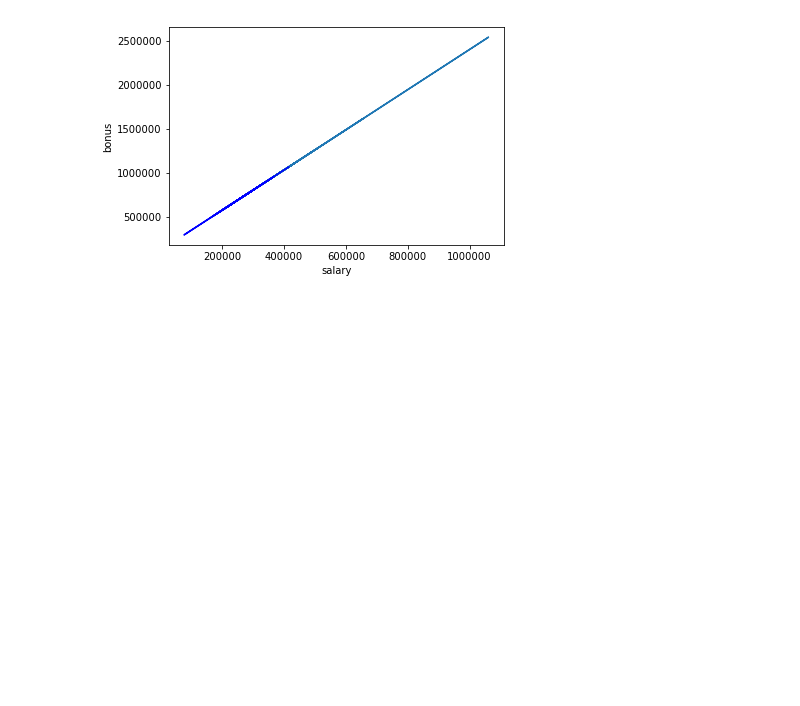
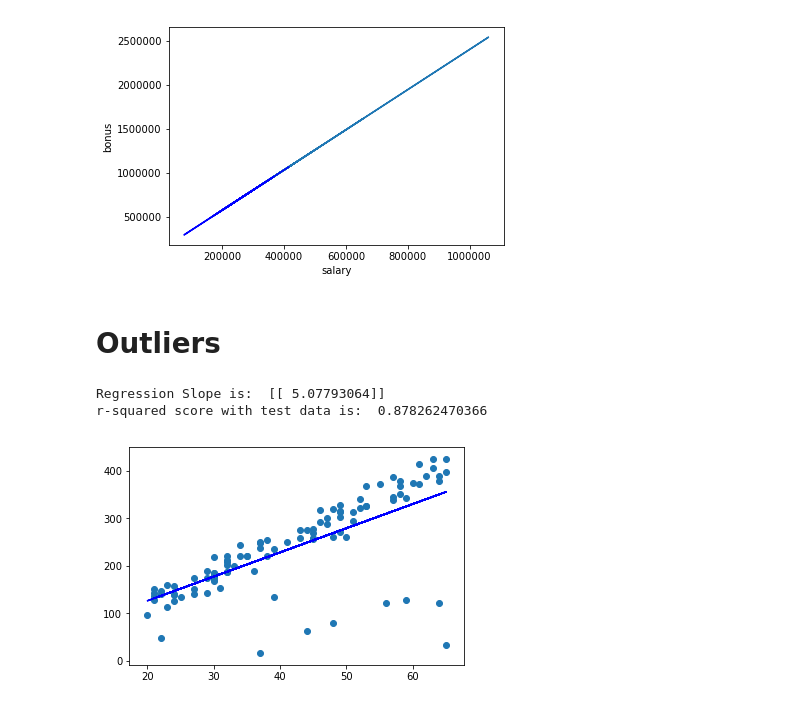
Before and after one commit to nmeliasp/Machine-Learning, a Jupyter notebook: ML - Datasets and Questions - Enron Dataset.ipynb, the cells around one changed output. Cells and saved outputs as stored; diff of their text form; code cells hidden in the pictures; blank space fills up the shorter version.

Commit message:
Outliers

```diff
--- a/ML - Datasets and Questions - Enron Dataset.ipynb
+++ b/ML - Datasets and Questions - Enron Dataset.ipynb
@@ -532,3 +532,5 @@ plt.show()
 [ 2.27410114]
 124444.388866
 [figure]
+# %% [markdown]
+# Outliers
@@ -534,0 +559,60 @@ plt.show()
+# %%
+#!/usr/bin/python
+# Outliers Mini Project File
+
+import random
+import numpy
+import matplotlib.pyplot as plt
+import pickle
+
+
+### load up some practice data with outliers in it
+ages = pickle.load( open("practice_outliers_ages.pkl", "r") )
+net_worths = pickle.load( open("practice_outliers_net_worths.pkl", "r") )
+
+
+
+### ages and net_worths need to be reshaped into 2D numpy arrays
+### second argument of reshape command is a tuple of integers: (n_rows, n_columns)
+### by convention, n_rows is the number of data points
+### and n_columns is the number of features
+ages       = numpy.reshape( numpy.array(ages), (len(ages), 1))
+net_worths = numpy.reshape( numpy.array(net_worths), (len(net_worths), 1))
+from sklearn.cross_validation import train_test_split
+ages_train, ages_test, net_worths_train, net_worths_test = train_test_split(ages, net_worths, test_size=0.1, random_state=42)
+
+### fill in a regression here!  Name the regression object reg so that
+### the plotting code below works, and you can see what your regression looks like
+
+from sklearn.linear_model import LinearRegression
+reg = LinearRegression()
+reg.fit(ages_train,net_worths_train)
+
+# Slope of Regression With Outliers
+print "Regression Slope is: ", reg.coef_
+
+# Score of Regressions with Outliers
+print "r-squared score with test data is: ", reg.score(ages_test,net_worths_test)
+
+
+try:
+    plt.plot(ages, reg.predict(ages), color="blue")
+except NameError:
+    pass
+plt.scatter(ages, net_worths)
+plt.show()
+
+
+### identify and remove the most outlier-y points
+cleaned_data = []
+
+#print "printting predictions"
+predictions = reg.predict(ages_train)
+#print predictions
+#print ages
+
+cleaned_data = outlierCleaner( predictions, ages_train, net_worths_train )
+# %% [output]
+Regression Slope is:  [[ 5.07793064]]
+r-squared score with test data is:  0.878262470366
+[figure, added]
```
Also changed, not shown: parts of 6 cells of this notebook.
